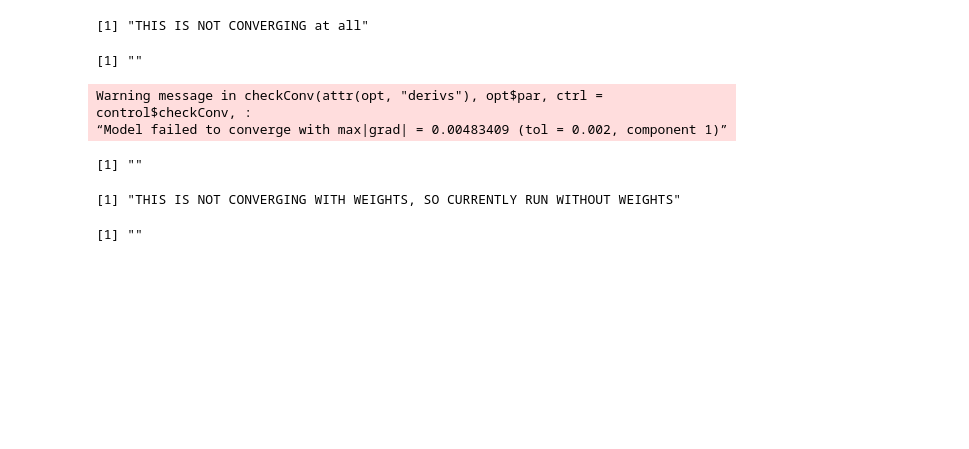
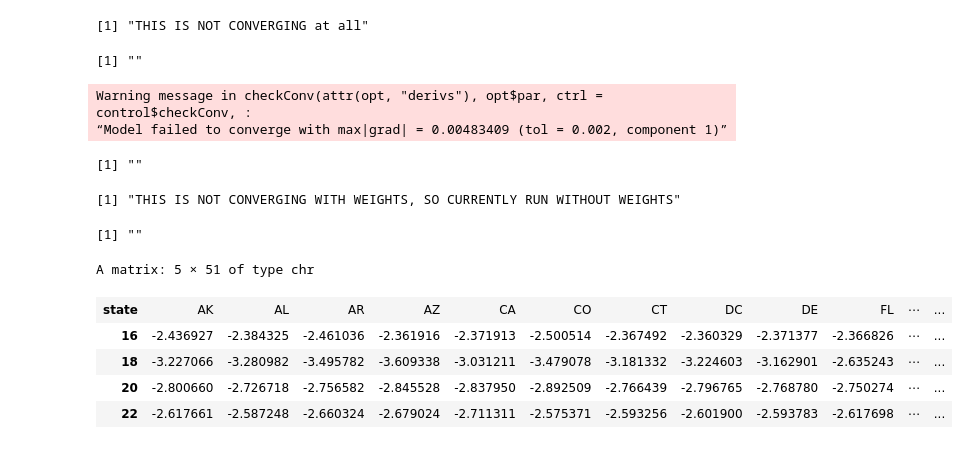
Before and after one commit to spacegoat1/data2020_project, a Jupyter notebook: 2_model_selection.ipynb, the cells around one changed output. Cells and saved outputs as stored; diff of their text form; code cells hidden in the pictures; blank space fills up the shorter version.

```diff
--- a/2_model_selection.ipynb
+++ b/2_model_selection.ipynb
@@ -691,3 +709,33 @@ mod1_coef_df = coef(model1)["state"]$state
 mod2_coef_df = coef(model2)["state"]$state
 mod3_coef_df = coef(model3)["state"]$state
 mod4_coef_df = coef(model4)["state"]$state
+# %%
+# Creating dataframe of intercepts for each state
+
+b1_15_16 = mod1_coef_df[1]
+b1_15_16["state"] = row.names(b1_15_16)
+colnames(b1_15_16)[1] <- 16
+b2_17_18 = mod2_coef_df[1]
+b2_17_18["state"] = row.names(b2_17_18)
+colnames(b2_17_18)[1] <- 18
+b3_19_20 = mod3_coef_df[1]
+b3_19_20["state"] = row.names(b3_19_20)
+colnames(b3_19_20)[1] <- 20
+b3_21_22 = mod4_coef_df[1]
+b3_21_22["state"] = row.names(b3_21_22)
+colnames(b3_21_22)[1] <- 22
+
+
+state_intercepts = merge(b1_15_16, b2_17_18, by = "state", all = TRUE)
+state_intercepts = merge(state_intercepts, b3_19_20, by = "state", all = TRUE)
+state_intercepts = merge(state_intercepts, b3_21_22, by = "state", all = TRUE)
+
+# RI does not have any shootings in batch 3
+t(state_intercepts)
+# %% [output]
+A matrix: 5 × 51 of type chr
+| state | AK | AL | AR | AZ | CA | CO | CT | DC | DE | FL | ⋯ | ... |
+| 16 | -2.436927 | -2.384325 | -2.461036 | -2.361916 | -2.371913 | -2.500514 | -2.367492 | -2.360329 | -2.371377 | -2.366826 | ⋯ | ... |
+| 18 | -3.227066 | -3.280982 | -3.495782 | -3.609338 | -3.031211 | -3.479078 | -3.181332 | -3.224603 | -3.162901 | -2.635243 | ⋯ | ... |
+| 20 | -2.800660 | -2.726718 | -2.756582 | -2.845528 | -2.837950 | -2.892509 | -2.766439 | -2.796765 | -2.768780 | -2.750274 | ⋯ | ... |
+| 22 | -2.617661 | -2.587248 | -2.660324 | -2.679024 | -2.711311 | -2.575371 | -2.593256 | -2.601900 | -2.593783 | -2.617698 | ⋯ | ... |
```
Also changed, not shown: parts of 4 cells of this notebook.
